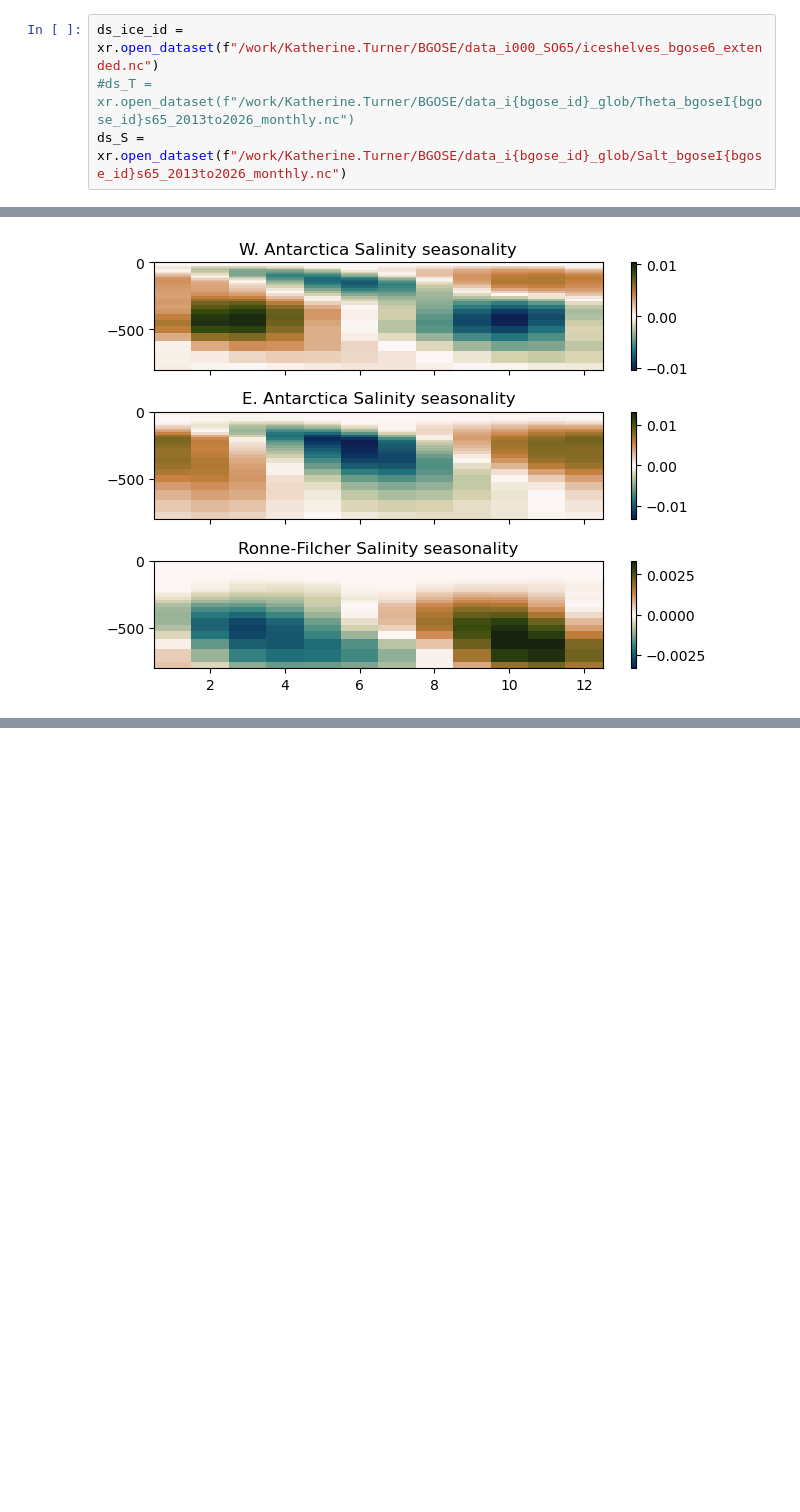
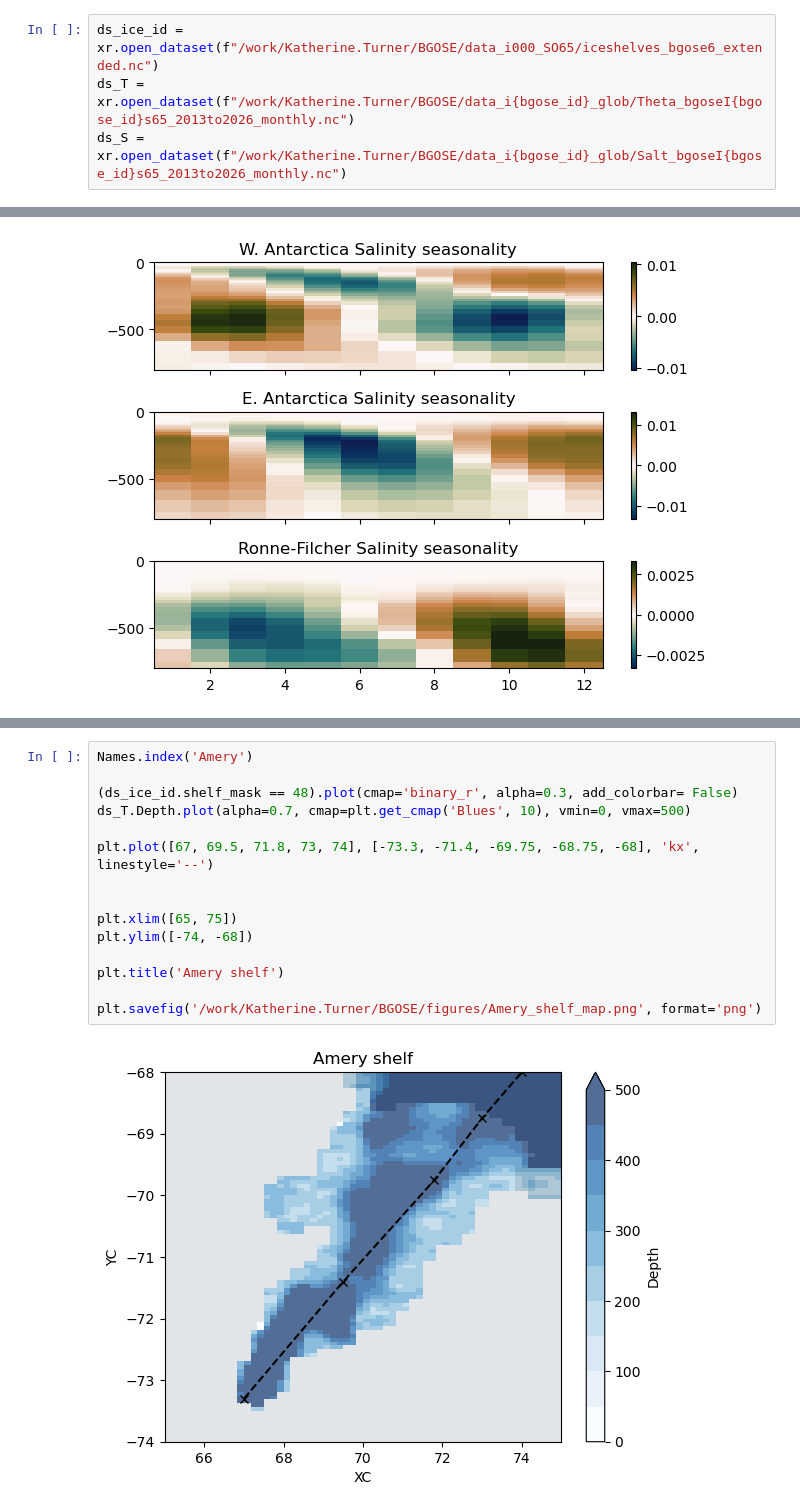
Before and after one commit to keturner8/BGOSE_iceshelves, a Jupyter notebook: analysis/T_S_seasonality.ipynb, the cells around one changed output, grey strips where cells are left out. Saved outputs shown, nothing was run; the diff lists cells and outputs as text; blank space fills up the shorter version.

```diff
--- a/analysis/T_S_seasonality.ipynb
+++ b/analysis/T_S_seasonality.ipynb
@@ -14,6 +89,6 @@ bgose_id = '041'
 # %%
 ds_ice_id = xr.open_dataset(f"/work/Katherine.Turner/BGOSE/data_i000_SO65/iceshelves_bgose6_extended.nc")
-#ds_T = xr.open_dataset(f"/work/Katherine.Turner/BGOSE/data_i{bgose_id}_glob/Theta_bgoseI{bgose_id}s65_2013to2026_monthly.nc")
+ds_T = xr.open_dataset(f"/work/Katherine.Turner/BGOSE/data_i{bgose_id}_glob/Theta_bgoseI{bgose_id}s65_2013to2026_monthly.nc")
 ds_S = xr.open_dataset(f"/work/Katherine.Turner/BGOSE/data_i{bgose_id}_glob/Salt_bgoseI{bgose_id}s65_2013to2026_monthly.nc")
 # %%
 idx_shelf = (ds_S.Depth <= 1000) & (ds_S.Depth > 0)
@@ -196,0 +252,17 @@ seasonal_model2[:,:,20,0].T.plot()
+# %%
+Names.index('Amery')
+
+(ds_ice_id.shelf_mask == 48).plot(cmap='binary_r', alpha=0.3, add_colorbar= False)
+ds_T.Depth.plot(alpha=0.7, cmap=plt.get_cmap('Blues', 10), vmin=0, vmax=500)
+
+plt.plot([67, 69.5, 71.8, 73, 74], [-73.3, -71.4, -69.75, -68.75, -68], 'kx', linestyle='--')
+
+
+plt.xlim([65, 75])
+plt.ylim([-74, -68])
+
+plt.title('Amery shelf')
+
+plt.savefig('/work/Katherine.Turner/BGOSE/figures/Amery_shelf_map.png', format='png')
+# %% [output]
+[figure, added]
```
Also changed, not shown: parts of 27 cells of this notebook, 11 other files.
